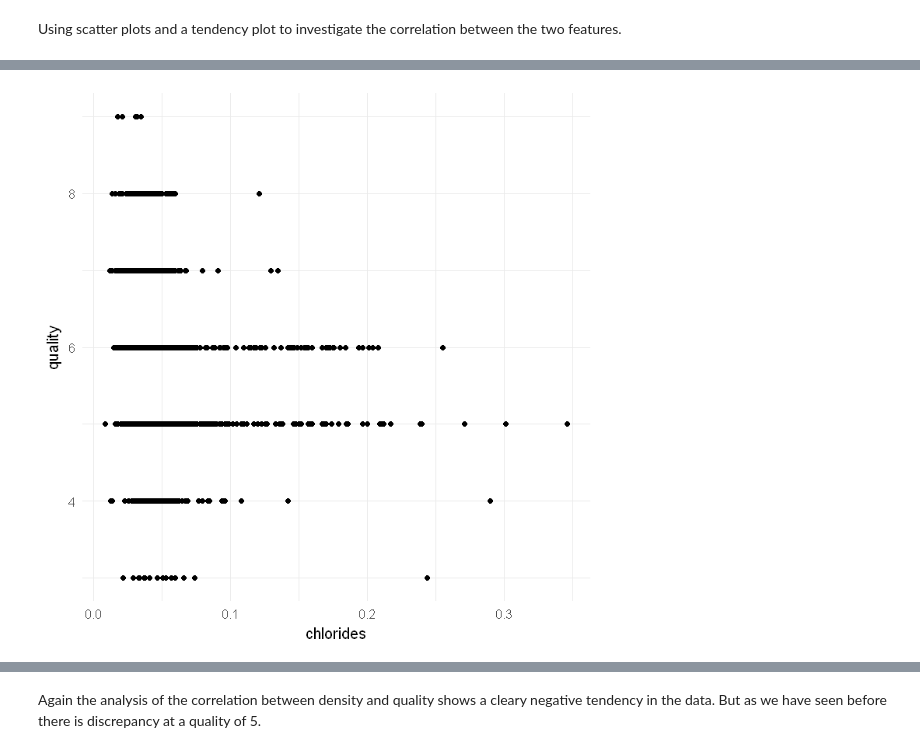
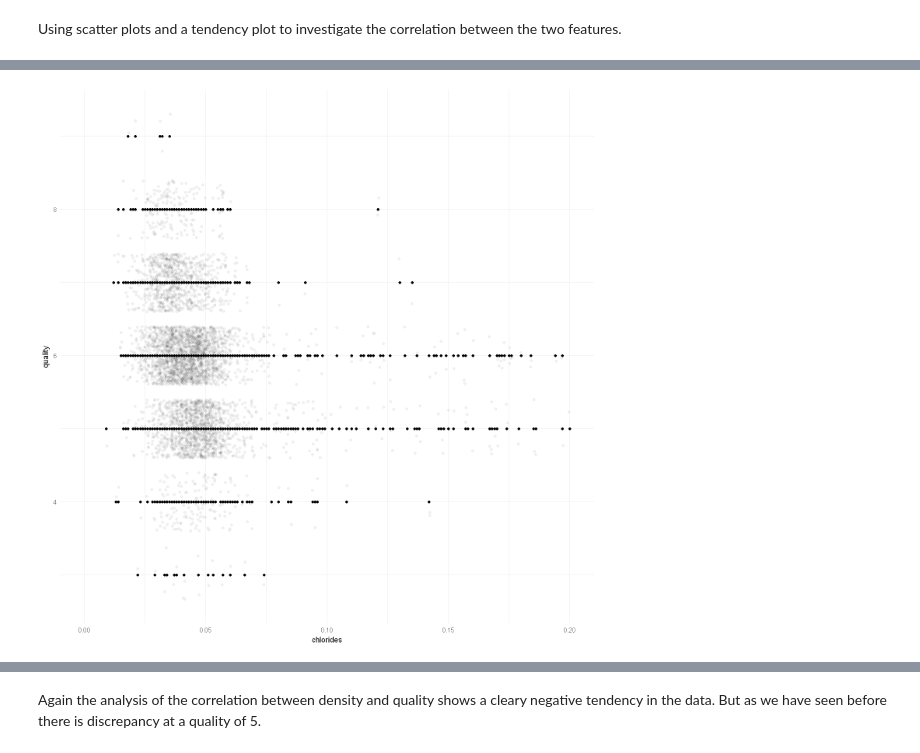
Before and after one commit to JonathanAsamoah/Portfolio-DataScience, a Jupyter notebook: Exploratory Data Analysis White Wine Quality/main.ipynb, the cells around one changed output, grey strips where cells are left out. Saved outputs shown, nothing was run; the diff lists cells and outputs as text; code cells hidden in the pictures.

```diff
--- a/Exploratory Data Analysis White Wine Quality/main.ipynb
+++ b/Exploratory Data Analysis White Wine Quality/main.ipynb
@@ -142,16 +150,14 @@ load_from_online_source(URL)
 # %% [markdown]
 ## Load the Dataset
 # %%
-PATH
-
 # Load the data from file
 data <-read.csv(PATH,
                 header=TRUE,
                 sep = ',',
                 na.strings = "?")
 
-# Rename the x column to id
-names(data)[names(data) == "X"] <- "id"
+# Remove row number
+data$X <- NULL
 
 # Inspect the first 5 rows
 head(data)
@@ -451,8 +475,9 @@ But again we have a unexpected uptrend at a quality of 5.
 # %% [markdown]
 Using scatter plots and a tendency plot to investigate the correlation between the two features.
 # %%
-# Plot scatter plot
+# Plot scatter plot with jitter effect
 ggplot(aes(y = quality, x = chlorides),
-       data = data) +
-    geom_point()
+       data = data) + geom_point() +
+    geom_point(alpha = 1/20, position = 'jitter')  +
+    scale_x_continuous(limits = c(0, 0.20))
 # %% [output]
@@ -459 +487 @@ ggplot(aes(y = quality, x = chlorides),
-[figure, old version]
+[figure, new version]
```
Also changed, not shown: parts of 70 cells of this notebook.
